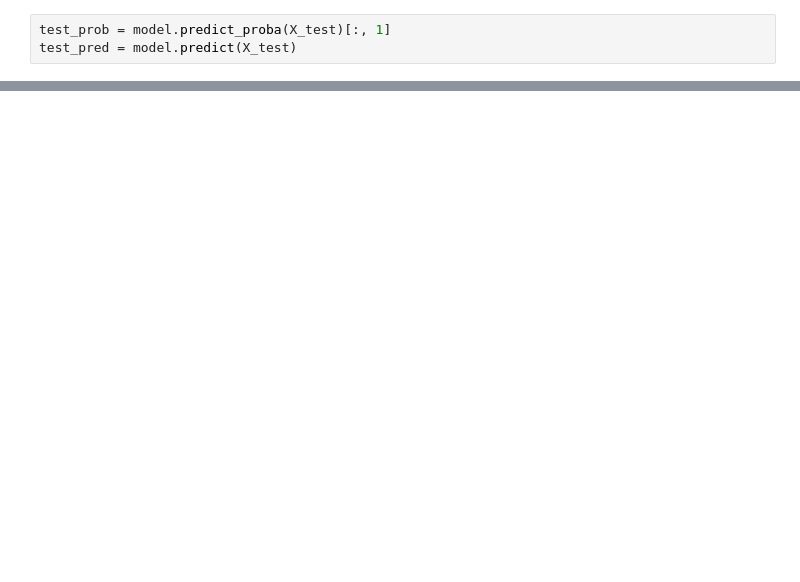
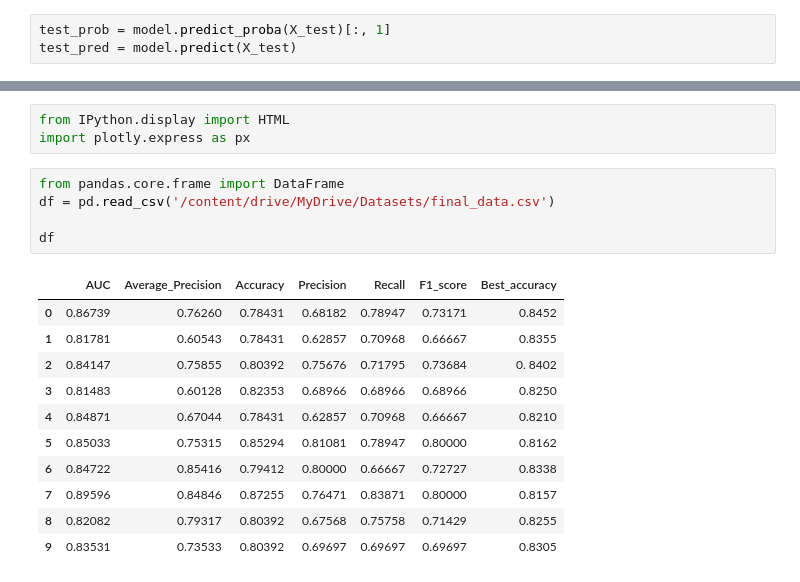
Before and after one commit to mayraberrones94/Aprendizaje, a Jupyter notebook: Notebooks/HW4_Mias_2.ipynb, the cells around one changed output, grey strips where cells are left out. Saved outputs shown, nothing was run; the diff lists cells and outputs as text; blank space fills up the shorter version.

```diff
--- a/Notebooks/HW4_Mias_2.ipynb
+++ b/Notebooks/HW4_Mias_2.ipynb
@@ -240,0 +247,20 @@ Best Parameter of LR: {'C': 1, 'penalty': 'l1'}
+# %%
+from IPython.display import HTML
+import plotly.express as px
+# %%
+from pandas.core.frame import DataFrame
+df = pd.read_csv('/content/drive/MyDrive/Datasets/final_data.csv')
+
+df
+# %% [output]
+|  | AUC | Average_Precision | Accuracy | Precision | Recall | F1_score | Best_accuracy |
+| 0 | 0.86739 | 0.76260 | 0.78431 | 0.68182 | 0.78947 | 0.73171 | 0.8452 |
+| 1 | 0.81781 | 0.60543 | 0.78431 | 0.62857 | 0.70968 | 0.66667 | 0.8355 |
+| 2 | 0.84147 | 0.75855 | 0.80392 | 0.75676 | 0.71795 | 0.73684 | 0. 8402 |
+| 3 | 0.81483 | 0.60128 | 0.82353 | 0.68966 | 0.68966 | 0.68966 | 0.8250 |
+| 4 | 0.84871 | 0.67044 | 0.78431 | 0.62857 | 0.70968 | 0.66667 | 0.8210 |
+| 5 | 0.85033 | 0.75315 | 0.85294 | 0.81081 | 0.78947 | 0.80000 | 0.8162 |
+| 6 | 0.84722 | 0.85416 | 0.79412 | 0.80000 | 0.66667 | 0.72727 | 0.8338 |
+| 7 | 0.89596 | 0.84846 | 0.87255 | 0.76471 | 0.83871 | 0.80000 | 0.8157 |
+| 8 | 0.82082 | 0.79317 | 0.80392 | 0.67568 | 0.75758 | 0.71429 | 0.8255 |
+| 9 | 0.83531 | 0.73533 | 0.80392 | 0.69697 | 0.69697 | 0.69697 | 0.8305 |
```
Also changed, not shown: parts of 10 cells of this notebook.
